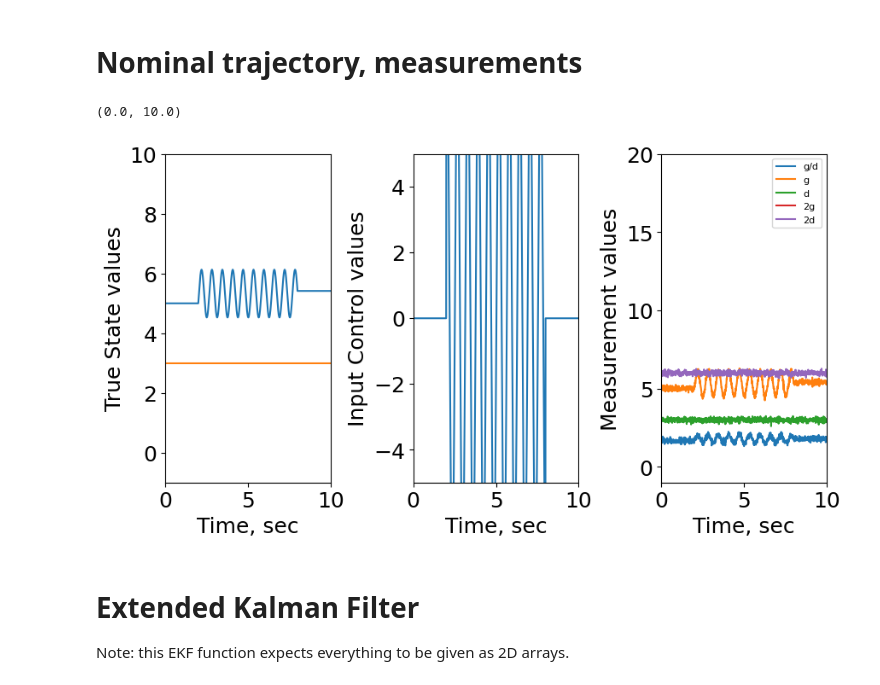
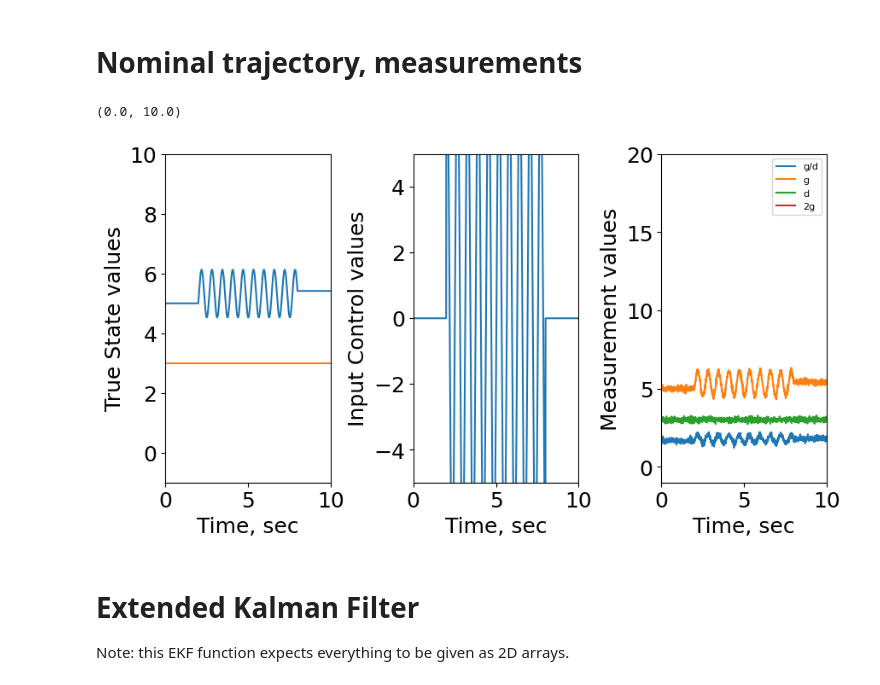
Before and after one commit to jadenmecham/First-Project, a Jupyter notebook: 4 - Nonlinear Camera/5C_EKF_UKF_monocamera_corrected.ipynb, the cells around one changed output. Drawn from its saved outputs; the diff is of its cells as text; code cells hidden in the pictures.

```diff
--- a/4 - Nonlinear Camera/5C_EKF_UKF_monocamera_corrected.ipynb
+++ b/4 - Nonlinear Camera/5C_EKF_UKF_monocamera_corrected.ipynb
@@ -95,35 +94,34 @@ ax.set_xlim([0, 10])
 
 # Controls
 ax = fig.add_subplot(132)
 
 ax.plot(tsim, U[0,:])
 
 ax.set_xlabel('Time, sec')
 ax.set_ylabel('Input Control values')
 
 ax.set_ylim([-5, 5])
 ax.set_xlim([0, 10])
 
 # Measurements
 ax = fig.add_subplot(133)
 
 ax.plot(tsim, Y[0,:], label='g/d')
 ax.plot(tsim, Y[1,:], label='g')
 ax.plot(tsim, Y[2,:], label='d')
 ax.plot(tsim, Y[3,:], label='2g')
-ax.plot(tsim, Y[4,:], label='2d')
 #ax.plot(tsim, Y[1,:])
 
 # legend on the right
 ax.legend(loc='upper right', fontsize=8)
 
 ax.set_xlabel('Time, sec')
 ax.set_ylabel('Measurement values')
 ax.set_ylim([-1, 20])
 ax.set_xlim([0, 10])
 # %% [output]
 (0.0, 10.0)
-[figure, old version]
+[figure, new version]
 # %% [markdown]
 # Extended Kalman Filter
 
```
Also changed, not shown: parts of 15 cells of this notebook.
